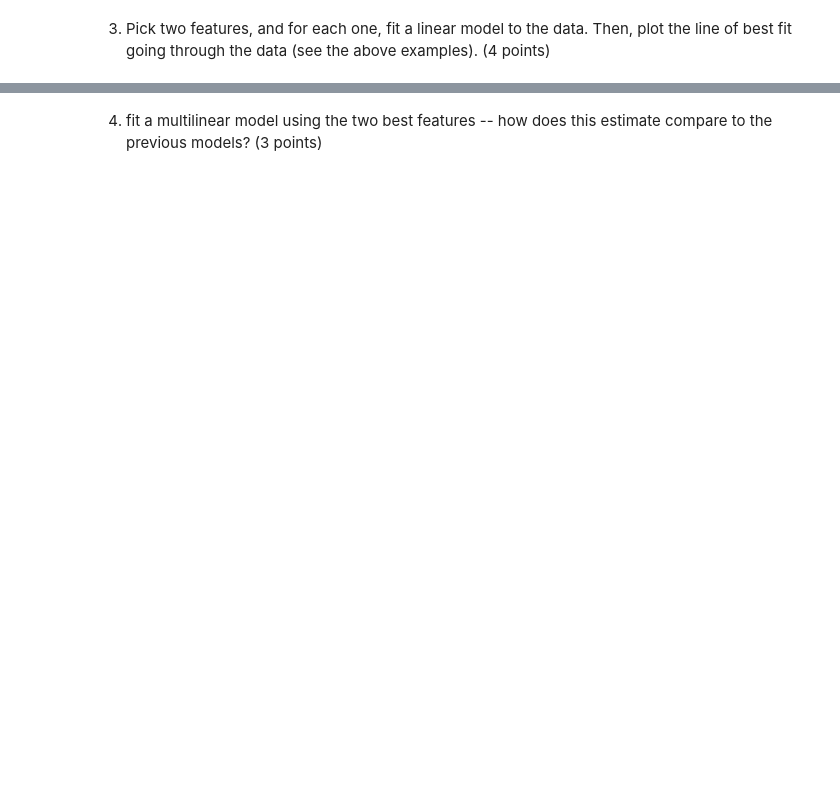
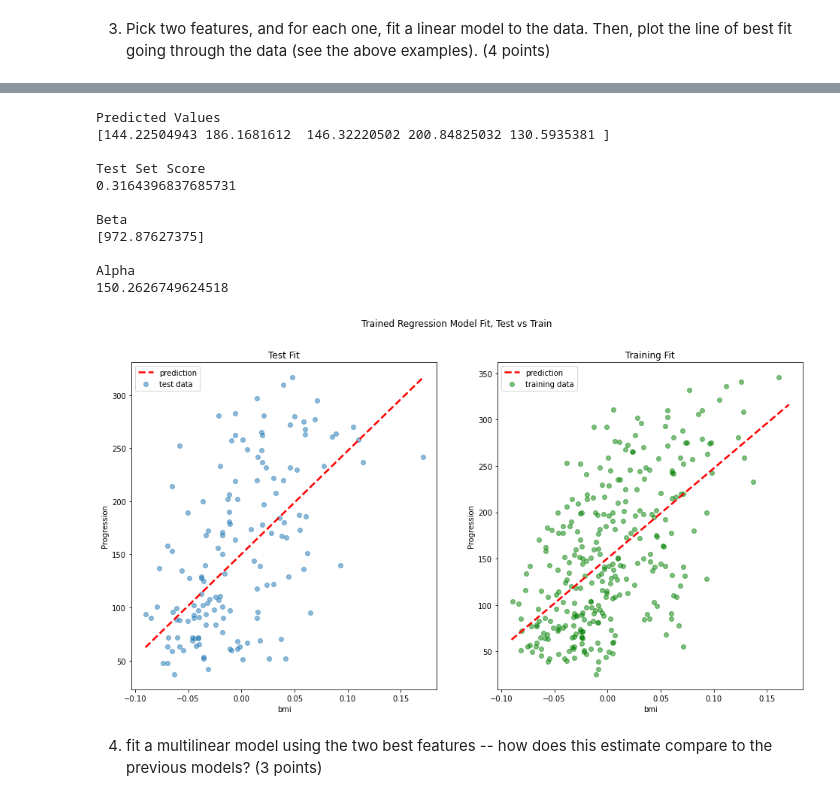
Before and after one commit to nicomoshi/artificial_intelligence, a Jupyter notebook: regression.ipynb, the cells around one changed output, grey strips where cells are left out. Cells and saved outputs as stored; diff of their text form; code cells hidden in the pictures; blank space fills up the shorter version.

```diff
--- a/regression.ipynb
+++ b/regression.ipynb
@@ -649,2 +716,59 @@ df.head()
+# %%
+from sklearn import linear_model
+
+X_train, X_test, y_train, y_test = train_test_split(X[['bmi']], y, test_size=0.33, random_state=42)
+lm = linear_model.LinearRegression()
+model = lm.fit(X_train, y_train)
+
+predictions = lm.predict(X_test)
+print("Predicted Values")
+print(predictions[0:5])
+print()
+
+print("Test Set Score")
+print(lm.score(X_test, y_test))
+print()
+
+print("Beta")
+print(lm.coef_)
+print()
+
+print("Alpha")
+print(lm.intercept_)
+print()
+
+xs = np.linspace(X_test.min(), X_test.max(), 1000)
+ys = lm.predict(xs)
+
+fig,ax = plt.subplots(1,2, figsize=(16,8))
+ax[0].plot(xs, ys, "r--", linewidth=2.5)
+ax[0].scatter(X_test, y_test, alpha=0.5)
+ax[0].set_title("Test Fit")
+ax[0].set_xlabel("bmi")
+ax[0].set_ylabel("Progression")
+ax[0].legend(["prediction", "test data"])
+
+ax[1].plot(xs, ys, "r--", linewidth=2.5)
+ax[1].scatter(X_train, y_train, c="g", alpha=0.5)
+ax[1].set_title("Training Fit")
+ax[1].set_xlabel("bmi")
+ax[1].set_ylabel("Progression")
+ax[1].legend(["prediction", "training data"])
+plt.suptitle("Trained Regression Model Fit, Test vs Train")
+
+plt.show()
+# %% [output]
+Predicted Values
+[144.22504943 186.1681612  146.32220502 200.84825032 130.5935381 ]
+
+Test Set Score
+0.3164396837685731
+
+Beta
+[972.87627375]
+
+Alpha
+150.2626749624518
+[figure, added]
 # %% [markdown]
 4. fit a multilinear model using the two best features -- how does this estimate compare to the previous models? (3 points)
```
Also changed, not shown: parts of 10 cells of this notebook.
